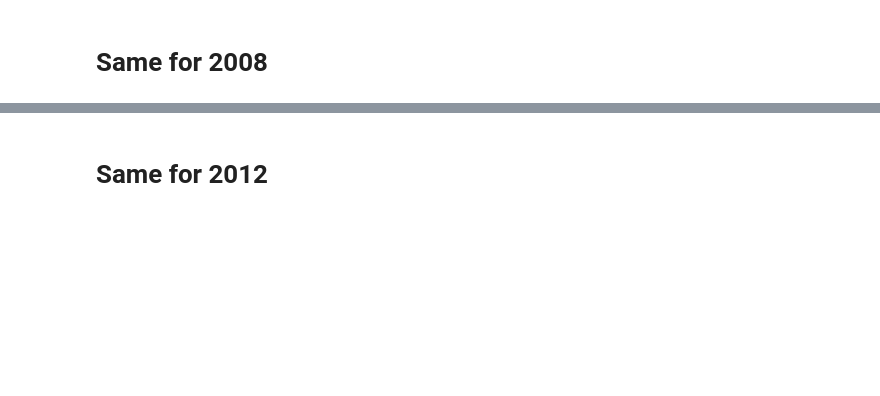
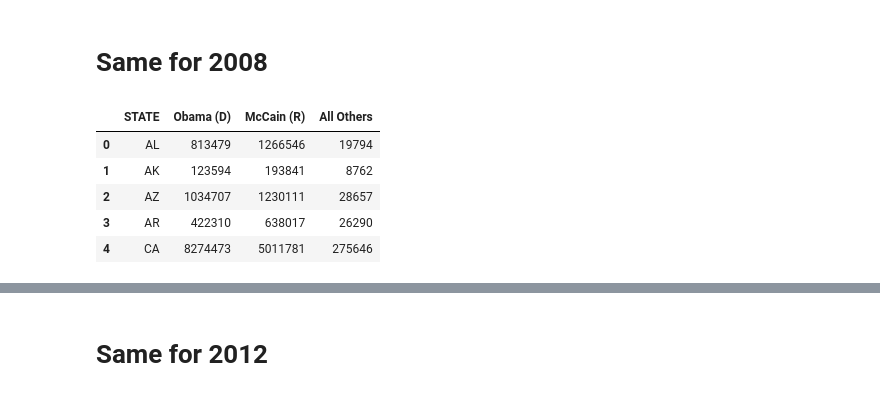
Before and after one commit to arhunt/elections_vs_bkgr_checks, a Jupyter notebook: Cleanup/pres_data_cleanup.ipynb, the cells around one changed output, grey strips where cells are left out. Drawn from its saved outputs; the diff is of its cells as text; code cells hidden in the pictures; blank space fills up the shorter version.

```diff
--- a/Cleanup/pres_data_cleanup.ipynb
+++ b/Cleanup/pres_data_cleanup.ipynb
@@ -85,8 +197,15 @@ p2004.head()
 # %% [markdown]
 # Same for 2008
 # %%
-p2008 = pd.read_csv("Datasets/2008P.csv")
+p2008 = pd.read_csv("../Datasets/2008P.csv")
 p2008.head()
+# %% [output]
+|  | STATE | Obama (D) | McCain (R) | All Others |
+| 0 | AL | 813479 | 1266546 | 19794 |
+| 1 | AK | 123594 | 193841 | 8762 |
+| 2 | AZ | 1034707 | 1230111 | 28657 |
+| 3 | AR | 422310 | 638017 | 26290 |
+| 4 | CA | 8274473 | 5011781 | 275646 |
 # %%
 p2008 = p2008.rename(columns={"STATE":"State",
                               "McCain (R)":"Republican",
```
Also changed, not shown: parts of 47 cells of this notebook, 3 other files.
